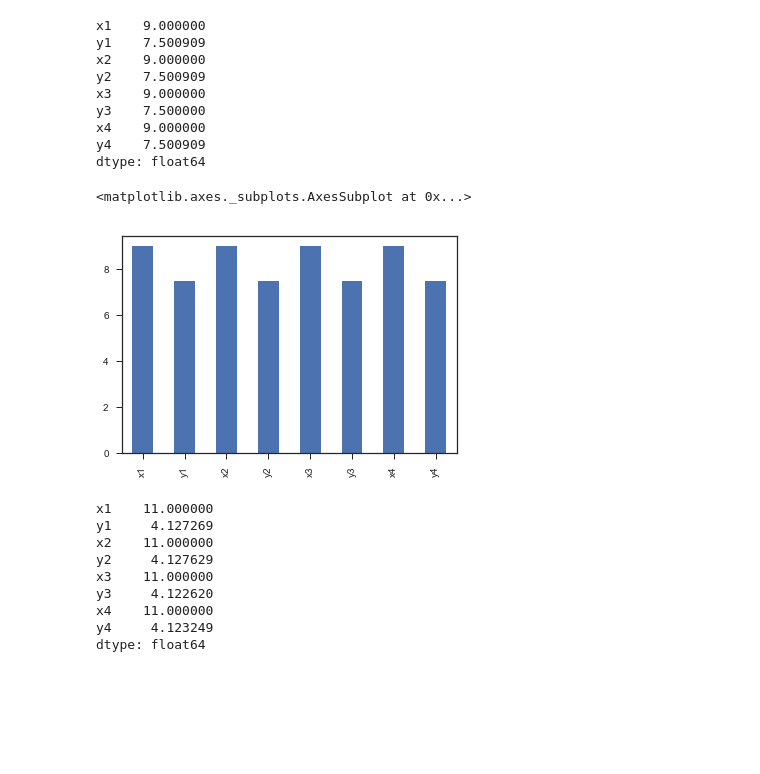
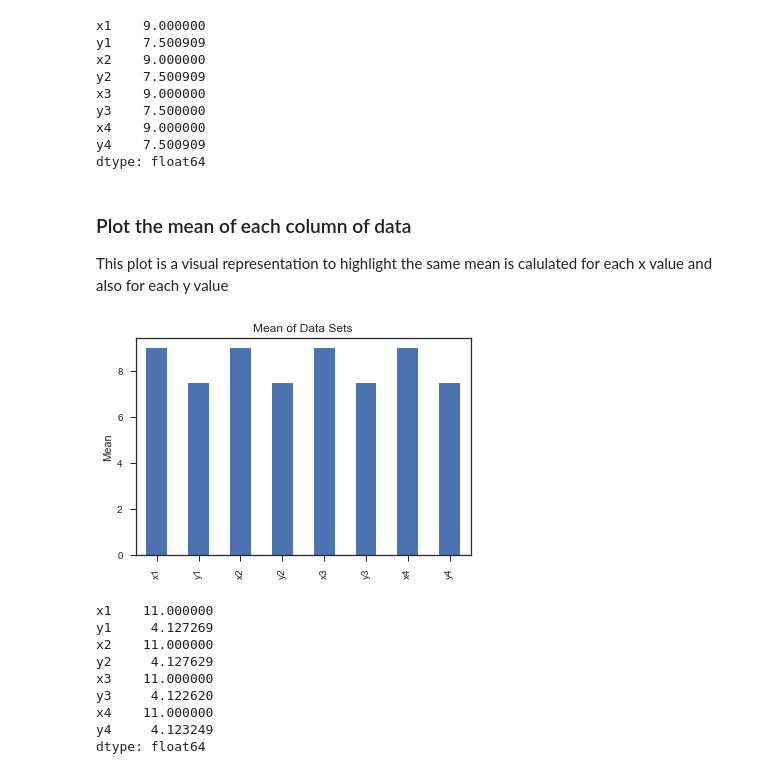
Before and after one commit to GraceAKelly/Anscombe-s-quartet-dataset, a Jupyter notebook: Anscombe’s Quartet Dataset.ipynb, the cells around one changed output. Cells and saved outputs as stored; diff of their text form; code cells hidden in the pictures; blank space fills up the shorter version.

```diff
--- a/Anscombe’s Quartet Dataset.ipynb
+++ b/Anscombe’s Quartet Dataset.ipynb
@@ -55,11 +56,16 @@ y3    7.500000
 x4    9.000000
 y4    7.500909
 dtype: float64
-# %%
-mean.plot.bar()
-# %% [output]
-<matplotlib.axes._subplots.AxesSubplot at 0x...>
-[figure, removed]
+# %% [markdown]
+### Plot the mean of each column of data
+This plot is a visual representation to highlight the same mean is calulated for each x value and also for each y value
+# %%
+mean.plot.bar()
+plt.title("Mean of Data Sets")
+plt.ylabel("Mean")
+plt.show()
+# %% [output]
+[figure, added]
 # %%
 var = df.var()
 # %%
```
Also changed, not shown: parts of 14 cells of this notebook.
